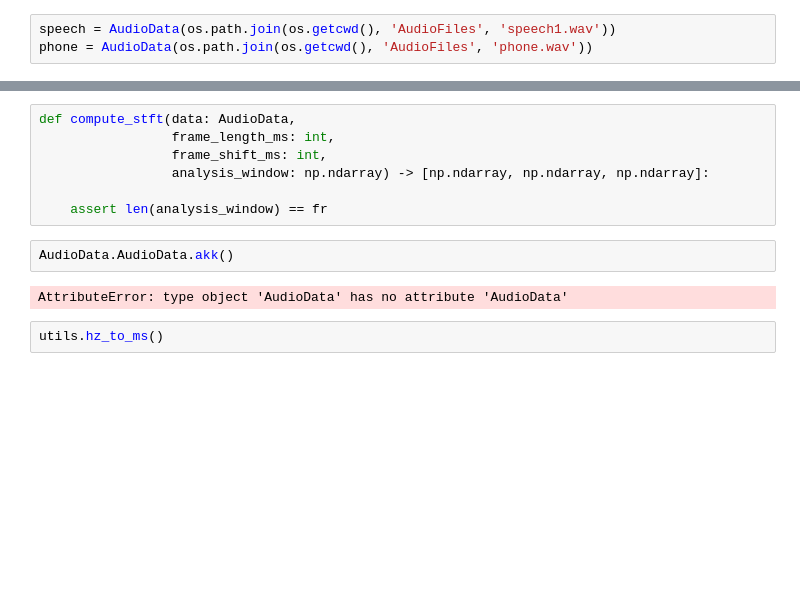
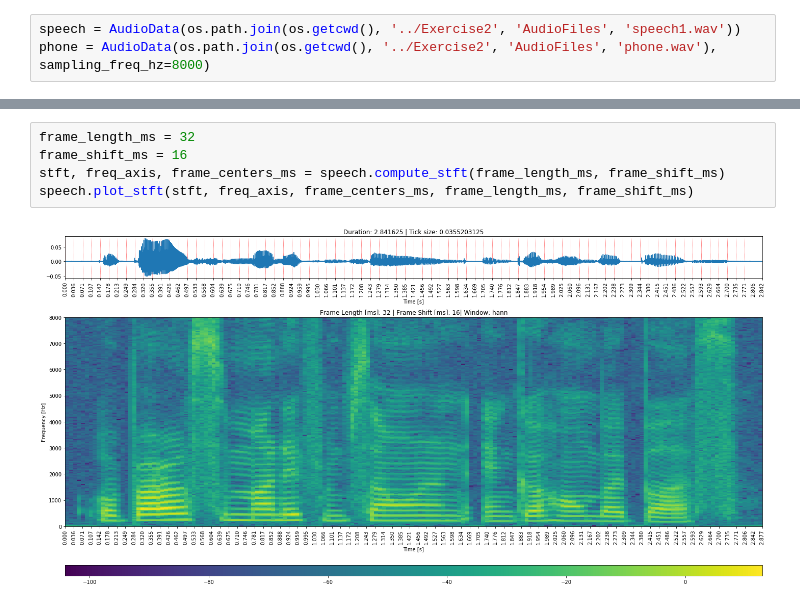
Before and after one commit to floschne/ssp20, a Jupyter notebook: notebooks/ex2.ipynb, the cells around one changed output, grey strips where cells are left out. Drawn from its saved outputs; the diff is of its cells as text; blank space fills up the shorter version.

```diff
--- a/notebooks/ex2.ipynb
+++ b/notebooks/ex2.ipynb
@@ -13,4 +17,4 @@ from src import audio_utils as utils
 # %%
-speech = AudioData(os.path.join(os.getcwd(), 'AudioFiles', 'speech1.wav'))
-phone = AudioData(os.path.join(os.getcwd(), 'AudioFiles', 'phone.wav'))
+speech = AudioData(os.path.join(os.getcwd(), '../Exercise2', 'AudioFiles', 'speech1.wav'))
+phone = AudioData(os.path.join(os.getcwd(), '../Exercise2', 'AudioFiles', 'phone.wav'), sampling_freq_hz=8000)
 # %% [output]
@@ -19,13 +23,7 @@ Successfully loaded audio data from file: /home/p0w3r/gitrepos/ssp20/Exercise2/A
-# %%
-def compute_stft(data: AudioData,
-                 frame_length_ms: int,
-                 frame_shift_ms: int,
-                 analysis_window: np.ndarray) -> [np.ndarray, np.ndarray, np.ndarray]:
-
-    assert len(analysis_window) == fr
-# %%
-AudioData.AudioData.akk()
-# %% [output]
-AttributeError: type object 'AudioData' has no attribute 'AudioData'
-# %%
-utils.hz_to_ms()
+# %%
+frame_length_ms = 32
+frame_shift_ms = 16
+stft, freq_axis, frame_centers_ms = speech.compute_stft(frame_length_ms, frame_shift_ms)
+speech.plot_stft(stft, freq_axis, frame_centers_ms, frame_length_ms, frame_shift_ms)
+# %% [output]
+[figure, added]
```
Also changed, not shown: parts of 13 cells of this notebook, 18 other files.
